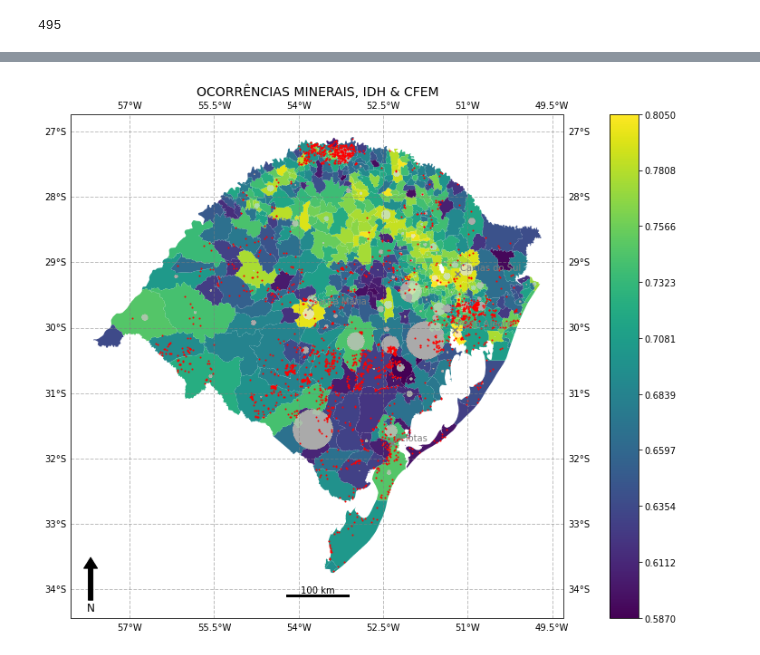
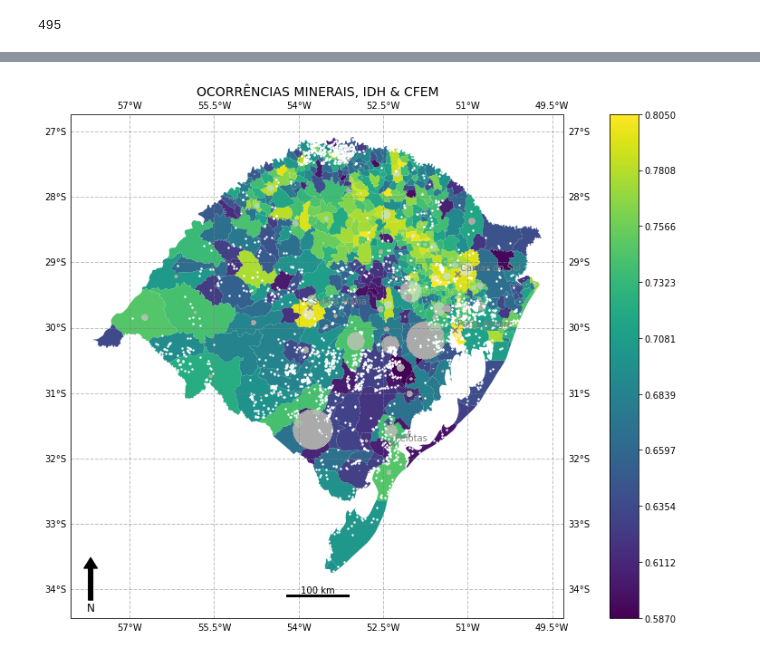
Before and after one commit to robertorolo/Mapas-minera-RS, a Jupyter notebook: ocorrencias_idh_cfem.ipynb, the cells around one changed output, grey strips where cells are left out. Saved outputs shown, nothing was run; the diff lists cells and outputs as text; code cells hidden in the pictures.

```diff
--- a/ocorrencias_idh_cfem.ipynb
+++ b/ocorrencias_idh_cfem.ipynb
@@ -165,41 +165,40 @@ a = municipios['idh'].values.astype(float)[np.isfinite(municipios['idh'].values.
 mappable.set_array(a)
 fig.add_axes(ax_cb)
 cbar = fig.colorbar(mappable, cax=ax_cb, ticks=np.linspace(np.min(a), np.max(a), 10))
 
 x = []
 y = []
+
+for idx, row in ocorr.iterrows():
+    x.append(row['geometry'].x)
+    y.append(row['geometry'].y)
+
+ax.scatter(x, y, color='white', s=2)
+
+x = []
+y = []
 z = []
 for idx, row in municipios.iterrows():
     x.append(municipios['geometry'].centroid.x)
     y.append(municipios['geometry'].centroid.y)
     z.append(municipios['arrecadacao'])
 
 scatter = ax.scatter(x, y, s=np.array(z)*0.0005, alpha=0.01, color='white')
-
-x = []
-y = []
-
-for idx, row in ocorr.iterrows():
-    x.append(row['geometry'].x)
-    y.append(row['geometry'].y)
-
-ax.scatter(x, y, color='red', s=1)
-
 
 gl = ax.gridlines(crs=ccrs.PlateCarree(), draw_labels=True,
               linewidth=1, color='gray', alpha=0.5, linestyle='--')
 
 x, y, arrow_length = 0.04, 0.12, 0.1
 ax.annotate('N', xy=(x, y), xytext=(x, y-arrow_length),
 arrowprops=dict(facecolor='black', width=5, headwidth=15),
 ha='center', va='center', fontsize=12,
 xycoords=ax.transAxes)
 
 scale_bar(ax, 100, location=(0.5,0.01))
 
 plot_municipios(municipios, lista_municipio, ax, c='gray', delta=0.05)
 
 ax.set_title('OCORRÊNCIAS MINERAIS, IDH & CFEM', loc='center', fontsize='14')
 plt.savefig('imagens/oc_idh.png', bbox_inches='tight', facecolor='white', dpi = 300)
 # %% [output]
-[figure, old version]
+[figure, new version]
```
Also changed, not shown: 1 other file.
